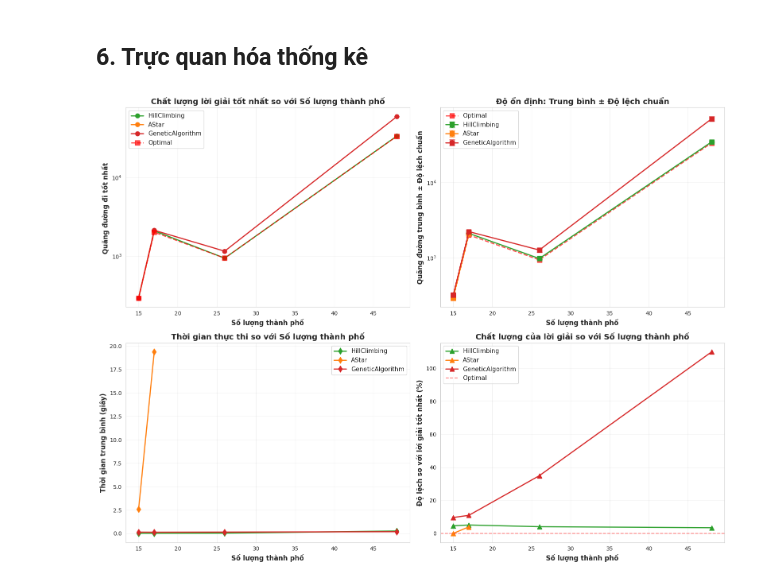
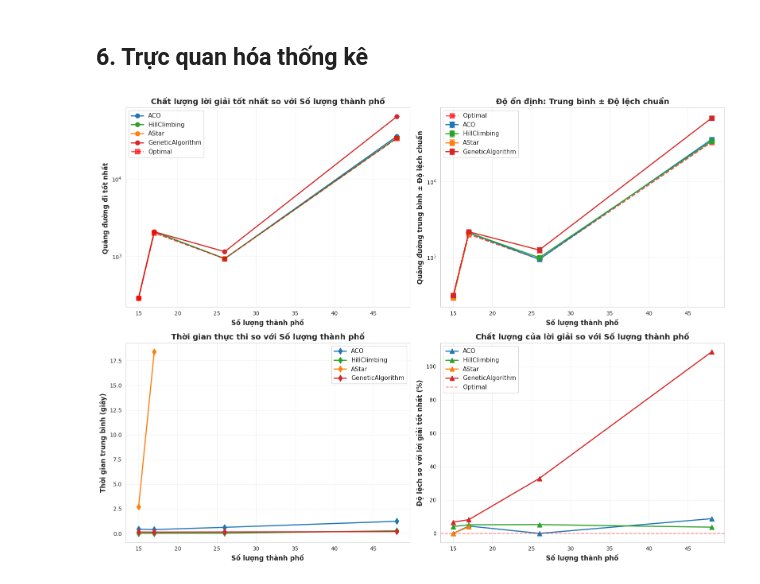
Before and after one commit to p1neapplechoco/search-algo, a Jupyter notebook: notebooks/aco_compare.ipynb, the cells around one changed output. Saved outputs shown, nothing was run; the diff lists cells and outputs as text; code cells hidden in the pictures.

```diff
--- a/notebooks/aco_compare.ipynb
+++ b/notebooks/aco_compare.ipynb
@@ -712,14 +478,12 @@ Genetic Algorithm:
 # %% [markdown]
 ## 6. Trực quan hóa thống kê
 # %%
-# Compare solution quality - Style from Ackley notebook
 fig, axes = plt.subplots(2, 2, figsize=(16, 12))
 
 test_names = sorted(statistics.keys())
-algorithms = ['HillClimbing', 'AStar', 'GeneticAlgorithm']
+algorithms = ['ACO','HillClimbing', 'AStar', 'GeneticAlgorithm']
 colors = {'ACO': '#1f77b4', 'AStar': '#ff7f0e', 'HillClimbing': '#2ca02c', 'GeneticAlgorithm': '#d62728'}
 
-# Plot 1: Best Value vs Problem Size
 ax1 = axes[0, 0]
 for algo in algorithms:
     best_vals = []
@@ -733,7 +497,6 @@ for algo in algorithms:
     if best_vals:
         ax1.plot(problem_sizes, best_vals, marker='o', label=algo, linewidth=2, markersize=8, color=colors[algo])
 
-# Add optimal values
 optimal_vals = []
 problem_sizes_opt = []
 for test_name in test_names:
@@ -751,7 +514,6 @@ ax1.legend(fontsize=11)
 ax1.grid(True, alpha=0.3)
 ax1.set_yscale('log')
 
-# Plot 2: Mean Value with Error Bars
 ax2 = axes[0, 1]
 for algo in algorithms:
     mean_vals = []
@@ -778,7 +540,6 @@ ax2.legend(fontsize=11)
 ax2.grid(True, alpha=0.3)
 ax2.set_yscale('log')
 
-# Plot 3: Execution Time
 ax3 = axes[1, 0]
 for algo in algorithms:
     time_vals = []
@@ -796,32 +557,31 @@ ax3.set_ylabel('Thời gian trung bình (giây)', fontsize=12, fontweight='bold'
 ax3.set_title('Thời gian thực thi so với Số lượng thành phố', fontsize=14, fontweight='bold')
 ax3.legend(fontsize=11)
 ax3.grid(True, alpha=0.3)
 
-# Plot 4: Gap from Optimal
 ax4 = axes[1, 1]
 for algo in algorithms:
     gaps = []
     problem_sizes = []
     for test_name in test_names:
         if algo in statistics[test_name] and statistics[test_name][algo]['average'] != float('inf'):
             s = statistics[test_name][algo]
             if statistics[test_name]['optimal_distance']:
                 gap = ((s['average'] - statistics[test_name]['optimal_distance']) /
                        statistics[test_name]['optimal_distance'] * 100)
                 gaps.append(gap)
                 problem_sizes.append(statistics[test_name]['n_cities'])
 
     if gaps:
         ax4.plot(problem_sizes, gaps, marker='^', label=algo, linewidth=2, markersize=8, color=colors[algo])
 
 ax4.axhline(y=0.0, color='red', linestyle='--', alpha=0.5, label='Optimal')
 ax4.set_xlabel('Số lượng thành phố', fontsize=12, fontweight='bold')
 ax4.set_ylabel('Độ lệch so với lời giải tốt nhất (%)', fontsize=12, fontweight='bold')
 ax4.set_title('Chất lượng của lời giải so với Số lượng thành phố', fontsize=14, fontweight='bold')
 ax4.legend(fontsize=11)
 ax4.grid(True, alpha=0.3)
 
 plt.tight_layout()
 plt.show()
 # %% [output]
-[figure, old version]
+[figure, new version]
```
Also changed, not shown: parts of 10 cells of this notebook, 1 other file.
